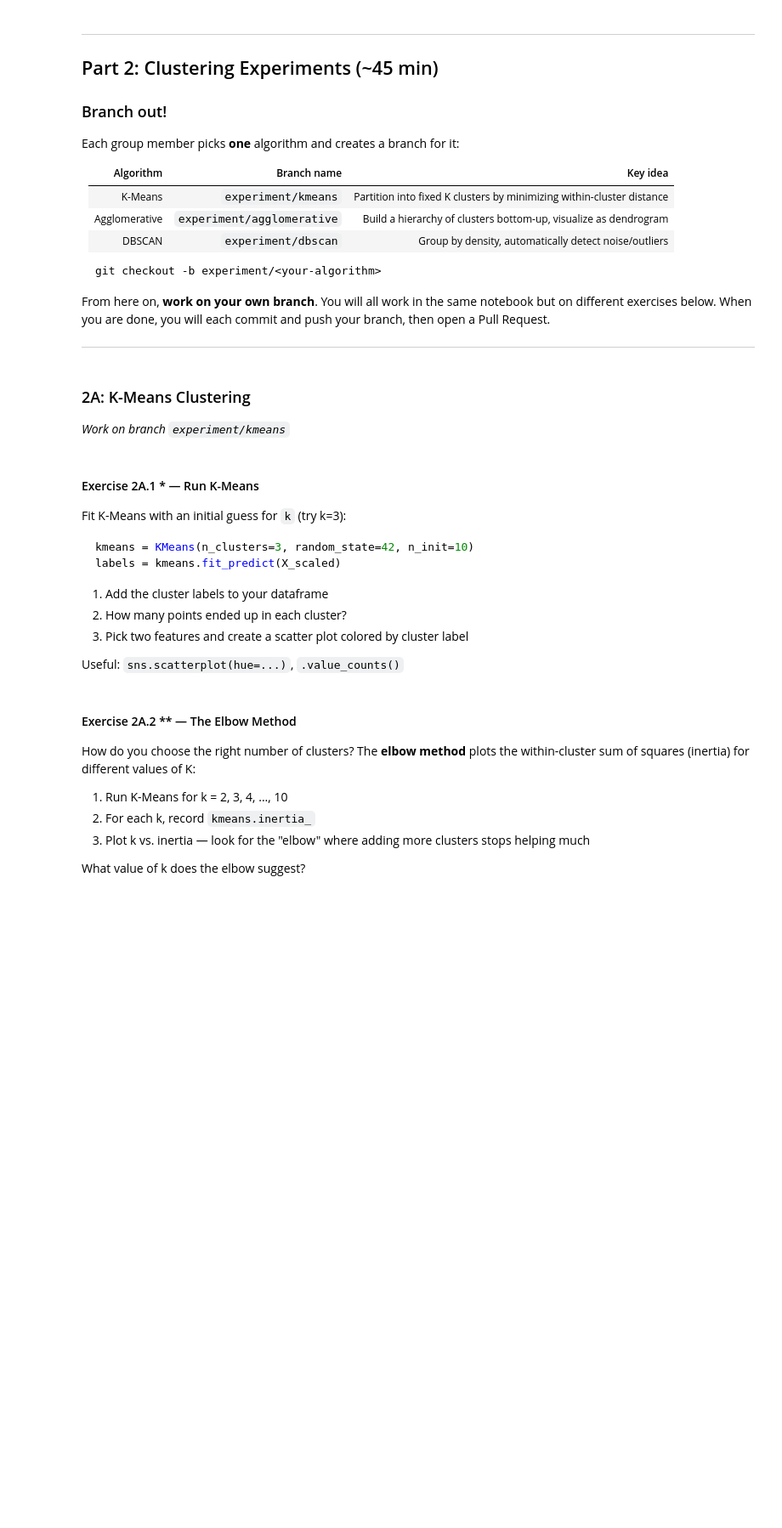
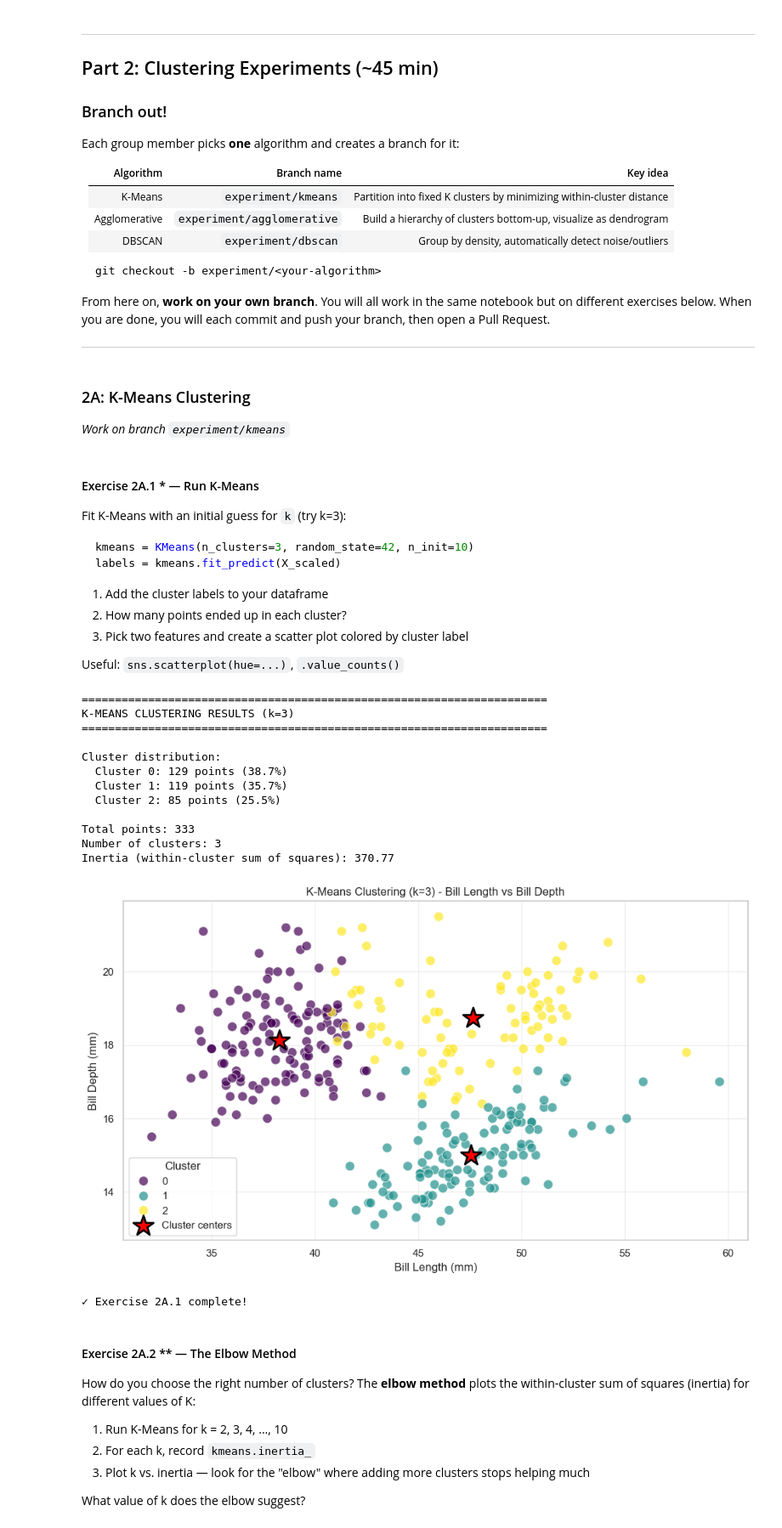
Before and after one commit to Gson99/Workshop-UML, a Jupyter notebook: unsupervised_ml_workshop.ipynb, the cells around one changed output. Shown at 85% size. Cells and saved outputs as stored; diff of their text form; code cells hidden in the pictures; blank space fills up the shorter version.

```diff
--- a/unsupervised_ml_workshop.ipynb
+++ b/unsupervised_ml_workshop.ipynb
@@ -481,3 +480,82 @@ Useful: `sns.scatterplot(hue=...)`, `.value_counts()`
+# %%
+# Exercise 2A.1: Run K-Means with k=3
+
+# 1. Fit K-Means
+kmeans = KMeans(n_clusters=3, random_state=42, n_init=10)
+cluster_labels = kmeans.fit_predict(X_scaled)
+
+# 2. Add cluster labels to dataframe
+df_clustered = df.copy()
+df_clustered['cluster'] = cluster_labels
+
+print("=" * 70)
+print("K-MEANS CLUSTERING RESULTS (k=3)")
+print("=" * 70)
+
+# 3. How many points in each cluster?
+print("\nCluster distribution:")
+cluster_counts = pd.Series(cluster_labels).value_counts().sort_index()
+for cluster_id, count in cluster_counts.items():
+    print(f"  Cluster {cluster_id}: {count} points ({100*count/len(cluster_labels):.1f}%)")
+
+print(f"\nTotal points: {len(cluster_labels)}")
+print(f"Number of clusters: {kmeans.n_clusters}")
+print(f"Inertia (within-cluster sum of squares): {kmeans.inertia_:.2f}")
+
+# 4. Create scatter plot with two features colored by cluster
+fig, ax = plt.subplots(figsize=(10, 6))
+
+# Use bill_length_mm and bill_depth_mm for visualization
+sns.scatterplot(
+    data=df_clustered,
+    x='bill_length_mm',
+    y='bill_depth_mm',
+    hue='cluster',
+    palette='viridis',
+    s=100,
+    alpha=0.7,
+    ax=ax
+)
+
+# Mark cluster centers (transform back to original scale for visualization)
+centers_scaled = kmeans.cluster_centers_
+centers_original = scaler.inverse_transform(centers_scaled)
+ax.scatter(
+    centers_original[:, 0],
+    centers_original[:, 1],
+    marker='*',
+    s=500,
+    c='red',
+    edgecolors='black',
+    linewidths=2,
+    label='Cluster centers',
+    zorder=5
+)
+
+ax.set_xlabel('Bill Length (mm)')
+ax.set_ylabel('Bill Depth (mm)')
+ax.set_title('K-Means Clustering (k=3) - Bill Length vs Bill Depth')
+ax.legend(title='Cluster', loc='best')
+plt.grid(alpha=0.3)
+plt.tight_layout()
+plt.show()
+
+print("\n✓ Exercise 2A.1 complete!")
+# %% [output]
+======================================================================
+K-MEANS CLUSTERING RESULTS (k=3)
+======================================================================
+
+Cluster distribution:
+  Cluster 0: 129 points (38.7%)
+  Cluster 1: 119 points (35.7%)
+  Cluster 2: 85 points (25.5%)
+
+Total points: 333
+Number of clusters: 3
+Inertia (within-cluster sum of squares): 370.77
+[figure, added]
+✓ Exercise 2A.1 complete!
 # %% [markdown]
 #### Exercise 2A.2 ** — The Elbow Method
 
```
Also changed, not shown: parts of 8 cells of this notebook.
